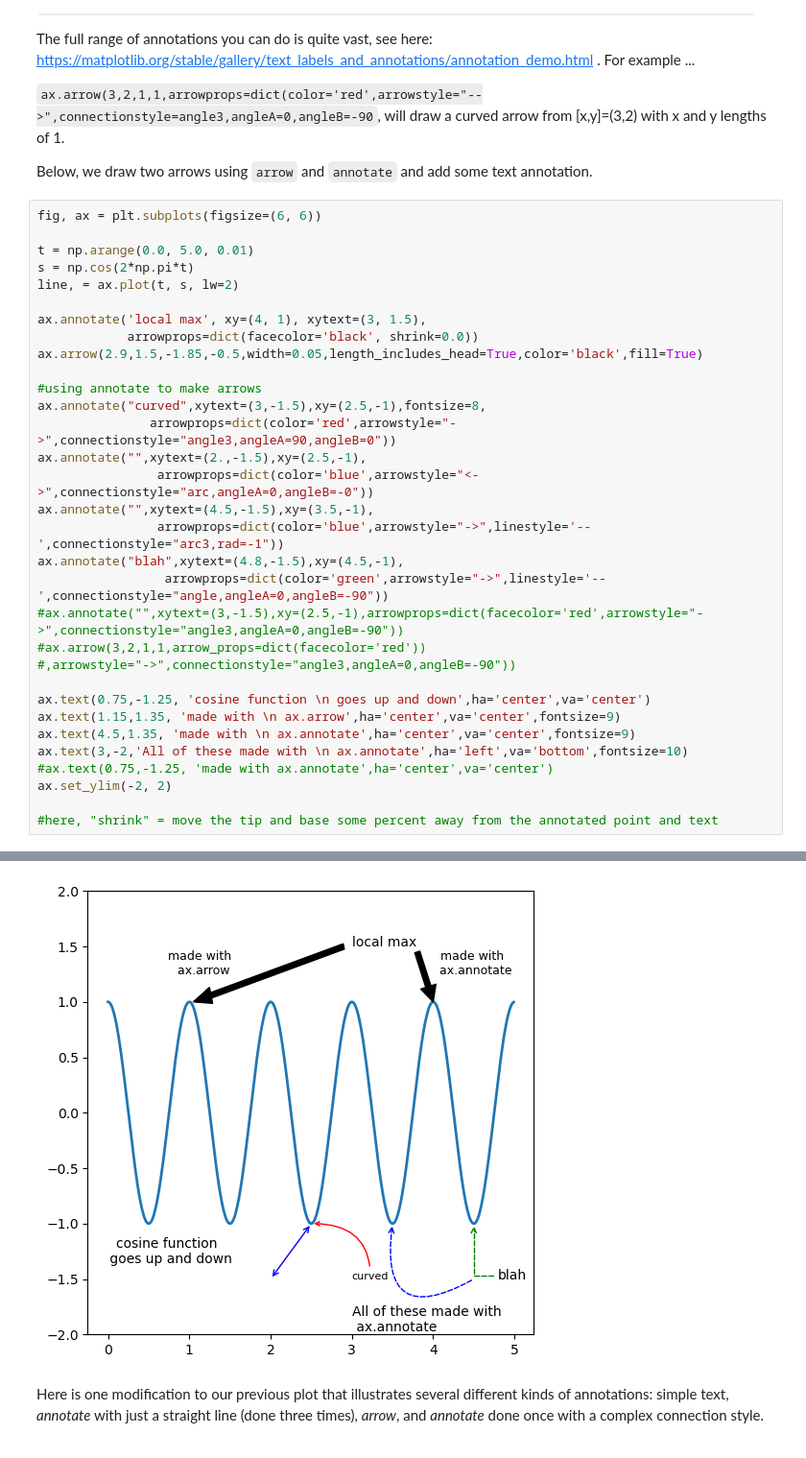
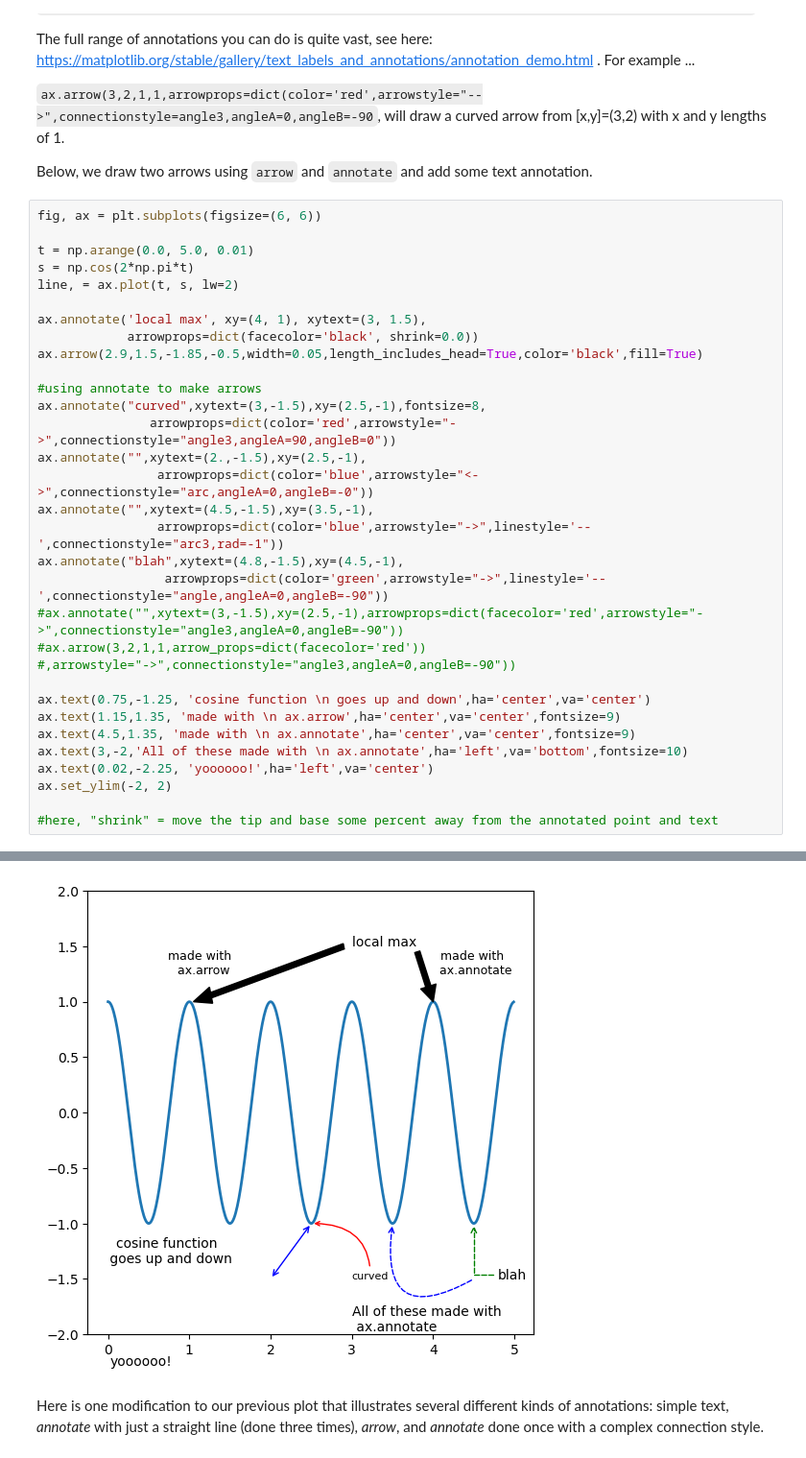
Before and after one commit to thaynecurrie/phys7903_fall2025, a Jupyter notebook: ScientificPythonNotes/Matplotlib/Python_matplotlib_part2c.ipynb, the cells around one changed output, grey strips where cells are left out. Shown at 96% size. Saved outputs shown, nothing was run; the diff lists cells and outputs as text.

```diff
--- a/ScientificPythonNotes/Matplotlib/Python_matplotlib_part2c.ipynb
+++ b/ScientificPythonNotes/Matplotlib/Python_matplotlib_part2c.ipynb
@@ -920,35 +922,35 @@ fig, ax = plt.subplots(figsize=(6, 6))
 t = np.arange(0.0, 5.0, 0.01)
 s = np.cos(2*np.pi*t)
 line, = ax.plot(t, s, lw=2)
 
 ax.annotate('local max', xy=(4, 1), xytext=(3, 1.5),
             arrowprops=dict(facecolor='black', shrink=0.0))
 ax.arrow(2.9,1.5,-1.85,-0.5,width=0.05,length_includes_head=True,color='black',fill=True)
 
 #using annotate to make arrows
 ax.annotate("curved",xytext=(3,-1.5),xy=(2.5,-1),fontsize=8,
                arrowprops=dict(color='red',arrowstyle="->",connectionstyle="angle3,angleA=90,angleB=0"))
 ax.annotate("",xytext=(2.,-1.5),xy=(2.5,-1),
                 arrowprops=dict(color='blue',arrowstyle="<->",connectionstyle="arc,angleA=0,angleB=-0"))
 ax.annotate("",xytext=(4.5,-1.5),xy=(3.5,-1),
                 arrowprops=dict(color='blue',arrowstyle="->",linestyle='--',connectionstyle="arc3,rad=-1"))
 ax.annotate("blah",xytext=(4.8,-1.5),xy=(4.5,-1),
                  arrowprops=dict(color='green',arrowstyle="->",linestyle='--',connectionstyle="angle,angleA=0,angleB=-90"))
 #ax.annotate("",xytext=(3,-1.5),xy=(2.5,-1),arrowprops=dict(facecolor='red',arrowstyle="->",connectionstyle="angle3,angleA=0,angleB=-90"))
 #ax.arrow(3,2,1,1,arrow_props=dict(facecolor='red'))
 #,arrowstyle="->",connectionstyle="angle3,angleA=0,angleB=-90"))
 
 ax.text(0.75,-1.25, 'cosine function \n goes up and down',ha='center',va='center')
 ax.text(1.15,1.35, 'made with \n ax.arrow',ha='center',va='center',fontsize=9)
 ax.text(4.5,1.35, 'made with \n ax.annotate',ha='center',va='center',fontsize=9)
 ax.text(3,-2,'All of these made with \n ax.annotate',ha='left',va='bottom',fontsize=10)
-#ax.text(0.75,-1.25, 'made with ax.annotate',ha='center',va='center')
+ax.text(0.02,-2.25, 'yoooooo!',ha='left',va='center')
 ax.set_ylim(-2, 2)
 
 #here, "shrink" = move the tip and base some percent away from the annotated point and text
 # %% [output]
 (-2.0, 2.0)
-[figure, old version]
+[figure, new version]
 # %% [markdown]
 Here is one modification to our previous plot that illustrates several different kinds of annotations: simple text, _annotate_ with just a straight line (done three times), _arrow_, and _annotate_ done once with a complex connection style.
 # %%
```
Also changed, not shown: parts of 5 cells of this notebook, 40 other files.
